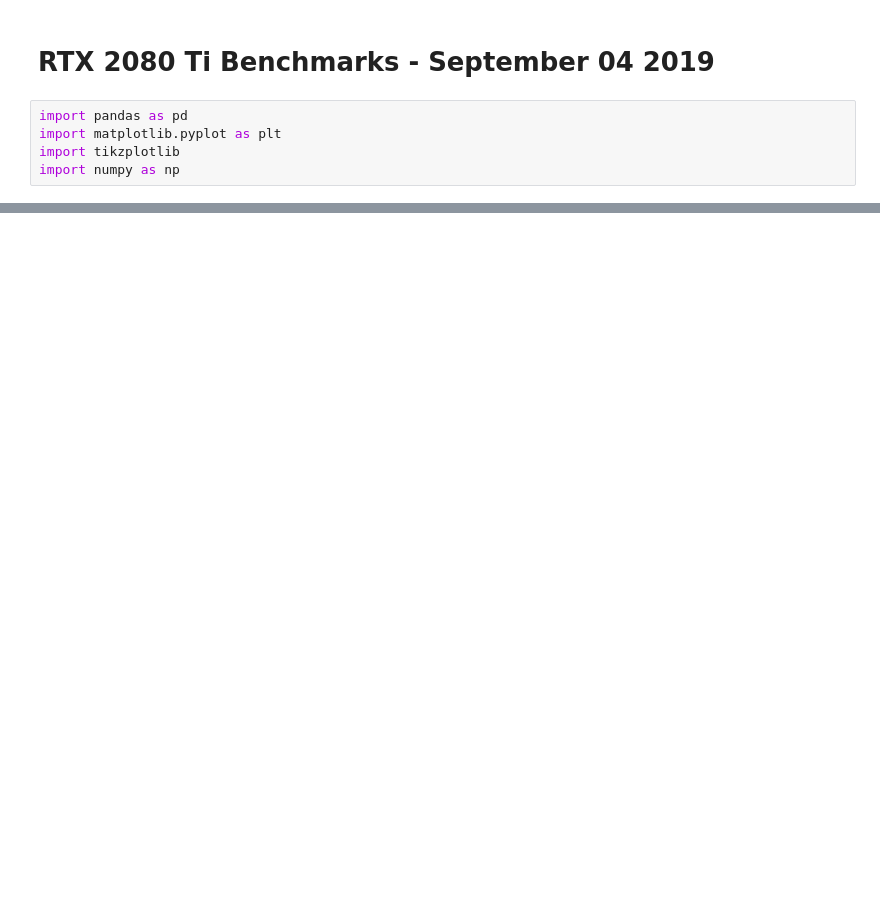
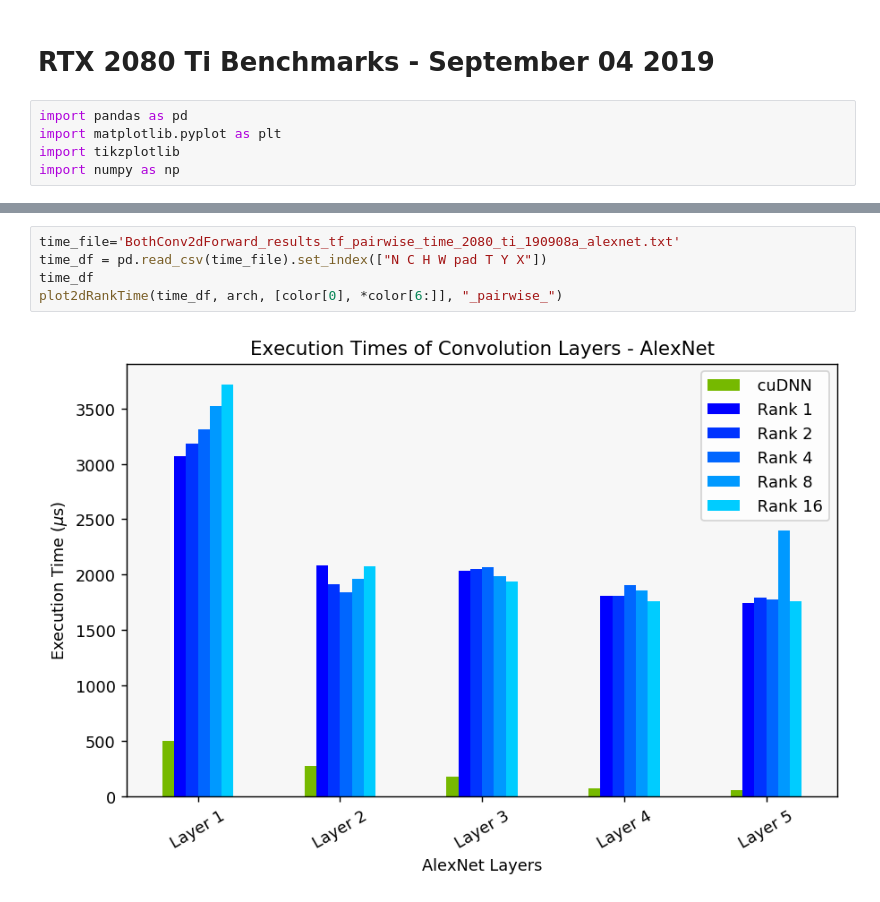
Before and after one commit to Areustle/ParallelTNNLayers, a Jupyter notebook: Cuda_kernels/results/Benchmark plots RTX2080Ti 20190904.ipynb, the cells around one changed output, grey strips where cells are left out. Drawn from its saved outputs; the diff is of its cells as text; blank space fills up the shorter version.

```diff
--- a/Cuda_kernels/results/Benchmark plots RTX2080Ti 20190904.ipynb
+++ b/Cuda_kernels/results/Benchmark plots RTX2080Ti 20190904.ipynb
@@ -37,0 +94,7 @@ plot2dRank(df, arch)
+# %%
+time_file='BothConv2dForward_results_tf_pairwise_time_2080_ti_190908a_alexnet.txt'
+time_df = pd.read_csv(time_file).set_index(["N C H W pad T Y X"])
+time_df
+plot2dRankTime(time_df, arch, [color[0], *color[6:]], "_pairwise_")
+# %% [output]
+[figure, added]
```
Also changed, not shown: parts of 8 cells of this notebook, 21 other files.
